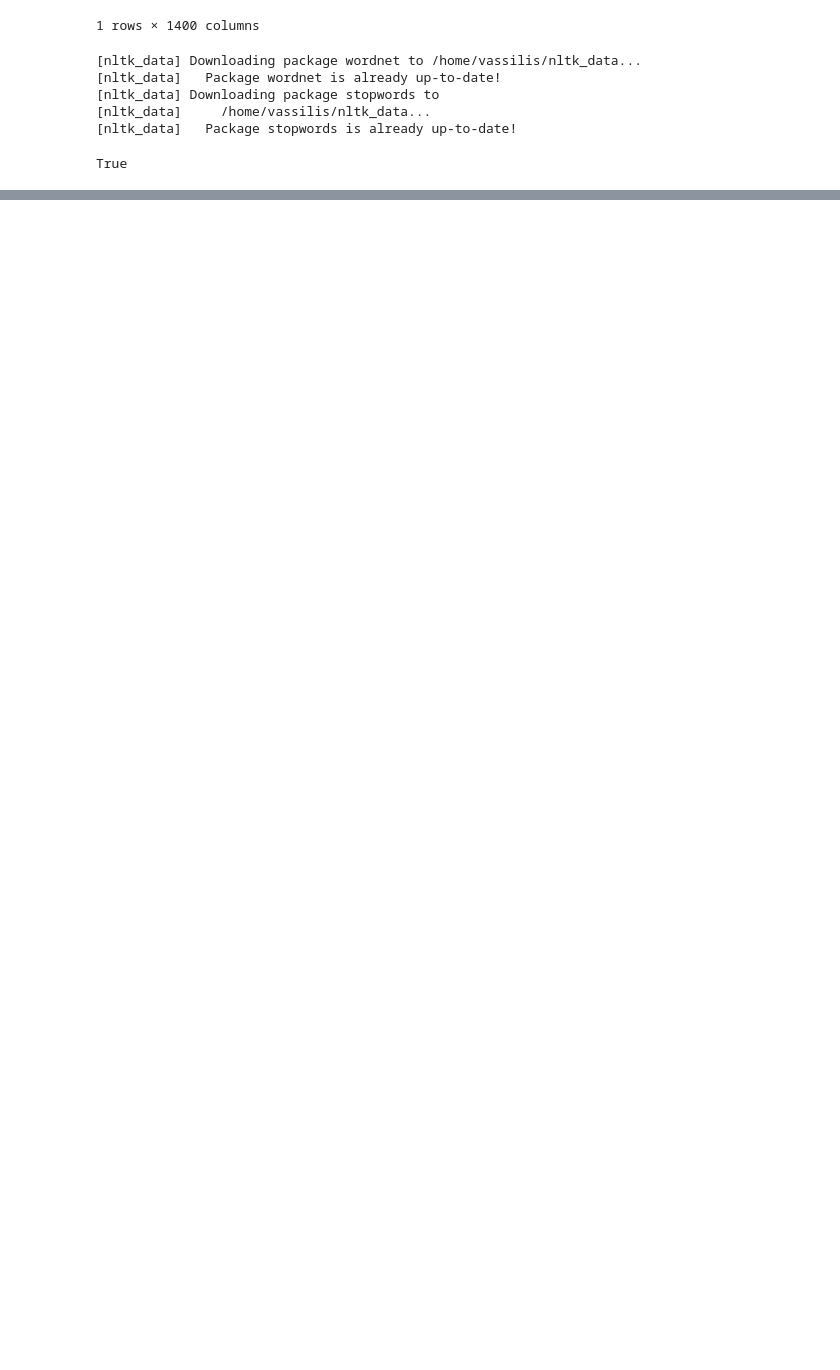
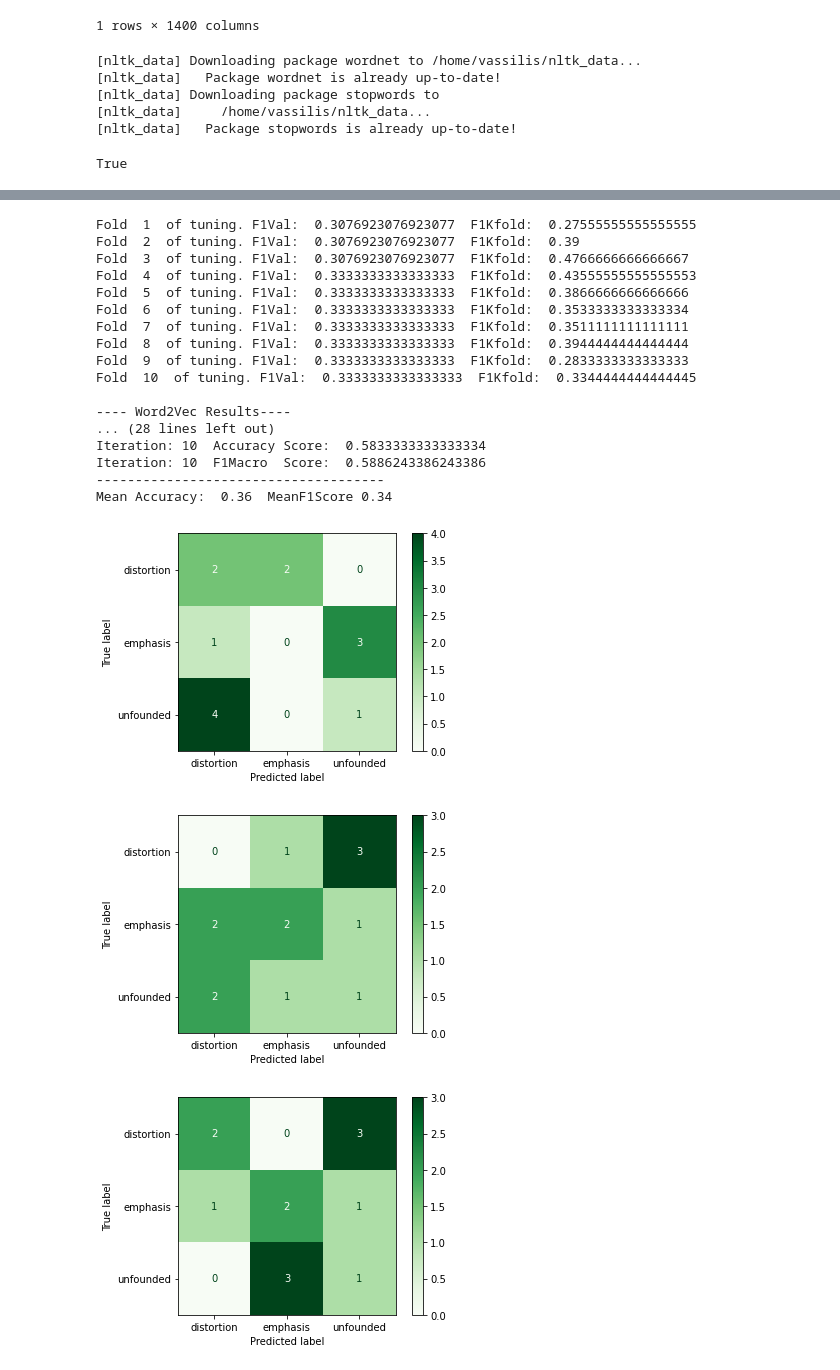
Before and after one commit to vGkatsis/MSc-Thesis, a Jupyter notebook: src/Summarisation_Pipeline.ipynb, the cells around one changed output, grey strips where cells are left out. Drawn from its saved outputs; the diff is of its cells as text; code cells hidden in the pictures; blank space fills up the shorter version.

```diff
--- a/src/Summarisation_Pipeline.ipynb
+++ b/src/Summarisation_Pipeline.ipynb
@@ -966,24 +419,0 @@ Mean Accuracy:  0.3583333333333333
-# %%
-from sklearn.ensemble import AdaBoostClassifier
-
-# Ada Boost Classifier Evaluation
-
-adaBoostClas = AdaBoostClassifier()
-parameters = {
-                'n_estimators':  [50, 100, 150, 200]
-             }
-adaBoostClassifier = GridSearchCV(adaBoostClas, parameters, n_jobs = -1, cv=5, scoring='accuracy')
-# adaBoostClassifier.fit(X_trainVal_vect_avg, ytrainValLabels)
-# print(adaBoostClassifier.best_estimator_)
-
-bestModel, bestAccuracyTest, bestAccuracyVal = HyperParameterTuningWord2Vec(summarisationData, adaBoostClassifier)
-print("Best Accuracy Test: ",bestAccuracyTest)
-print("Best Accuracy Val: ",bestAccuracyVal)
-
-# Ada Boost Classifier
-
-print("\n---- Word2Vec Results----\n")
-# Word2Vec
-adaBoostClas = AdaBoostClassifier()
-accuracyArrayY, meanAccuracyY = TenFoldValidation_Word2Vec(summarisationData, bestModel)
-print("Mean Accuracy: ", meanAccuracyY)
@@ -1379,0 +468,41 @@ Mean Accuracy:  0.34102564102564104
+# %%
+from sklearn.ensemble import RandomForestClassifier
+
+# Random Forest Evaluation
+randForestClass = RandomForestClassifier()
+parameters = {
+              'criterion':('gini', 'entropy'),
+              'max_features':('auto', 'sqrt', 'log2'),
+              'n_estimators':[100, 1000, 1500, 2000, 2500, 3000, 4000, 5000]
+             }
+randForestClassifier = GridSearchCV(randForestClass, parameters, n_jobs = -1, cv=10, scoring='accuracy')
+
+bestModel, bestAccuracyTest, bestAccuracyVal, bestParams = HyperParameterTuningWord2Vec(summarisationData, randForestClassifier)
+
+# Random Forest Classification Method
+
+# Word2Vec
+print("\n---- Word2Vec Results----\n")
+accuracyArrayX, meanF1Score, meanAccuracyX = TenFoldValidation_Word2Vec(summarisationData, bestModel)
+print("Mean Accuracy: ", meanAccuracyY, " MeanF1Score",meanF1Score)
+# %% [output]
+Fold  1  of tuning. F1Val:  0.3076923076923077  F1Kfold:  0.27555555555555555
+Fold  2  of tuning. F1Val:  0.3076923076923077  F1Kfold:  0.39
+Fold  3  of tuning. F1Val:  0.3076923076923077  F1Kfold:  0.4766666666666667
+Fold  4  of tuning. F1Val:  0.3333333333333333  F1Kfold:  0.43555555555555553
+Fold  5  of tuning. F1Val:  0.3333333333333333  F1Kfold:  0.3866666666666666
+Fold  6  of tuning. F1Val:  0.3333333333333333  F1Kfold:  0.3533333333333334
+Fold  7  of tuning. F1Val:  0.3333333333333333  F1Kfold:  0.3511111111111111
+Fold  8  of tuning. F1Val:  0.3333333333333333  F1Kfold:  0.3944444444444444
+Fold  9  of tuning. F1Val:  0.3333333333333333  F1Kfold:  0.2833333333333333
+Fold  10  of tuning. F1Val:  0.3333333333333333  F1Kfold:  0.3344444444444445
+
+---- Word2Vec Results----
+... (28 lines left out)
+Iteration: 10  Accuracy Score:  0.5833333333333334
+Iteration: 10  F1Macro  Score:  0.5886243386243386
+-------------------------------------
+Mean Accuracy:  0.36  MeanF1Score 0.34
+[figure, added]
+[figure, added]
+[figure, added]
```
Also changed, not shown: parts of 54 cells of this notebook.
